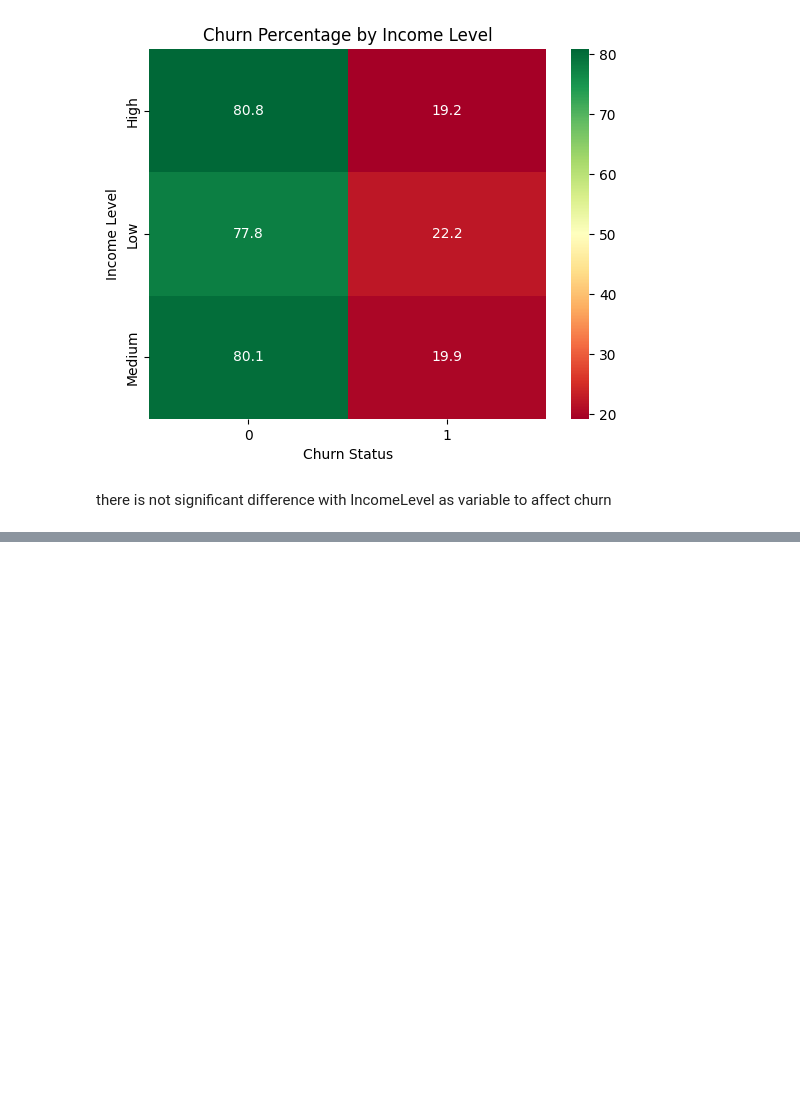
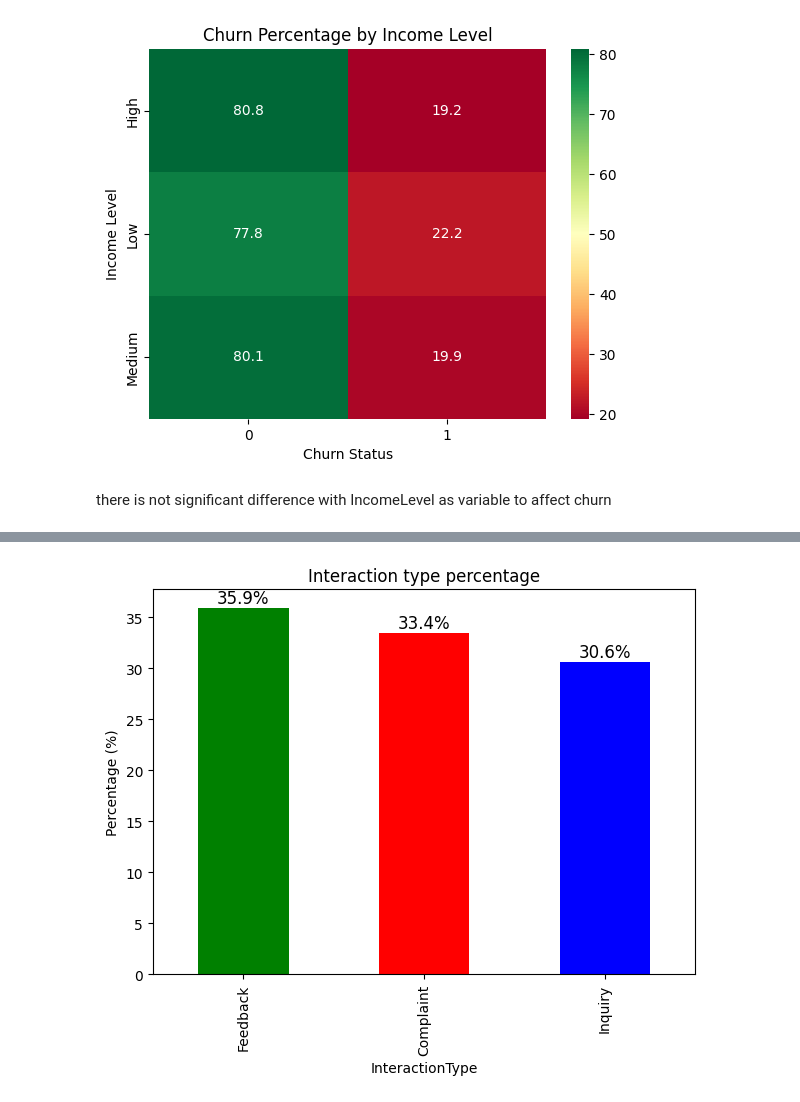
Before and after one commit to cjordan239/Loydbank_ds, a Jupyter notebook: task1.ipynb, the cells around one changed output, grey strips where cells are left out. Saved outputs shown, nothing was run; the diff lists cells and outputs as text; code cells hidden in the pictures; blank space fills up the shorter version.

```diff
--- a/task1.ipynb
+++ b/task1.ipynb
@@ -70,0 +104,15 @@ plt.show()
+# %%
+interaction = customer_service_df['InteractionType']
+interaction_percentage = interaction.value_counts(normalize=True) * 100
+
+plt.figure(figsize=(7, 5))
+ax = interaction_percentage.plot(kind="bar", color=["green", "red", "blue"])
+
+for i, v in enumerate(interaction_percentage):
+    ax.text(i, v + 0.5, f"{v:.1f}%", ha="center", fontsize=12)
+
+plt.ylabel('Percentage (%)')
+plt.title('Interaction type percentage')
+plt.show()
+# %% [output]
+[figure, added]
```
Also changed, not shown: parts of 8 cells of this notebook, 1 other file.
